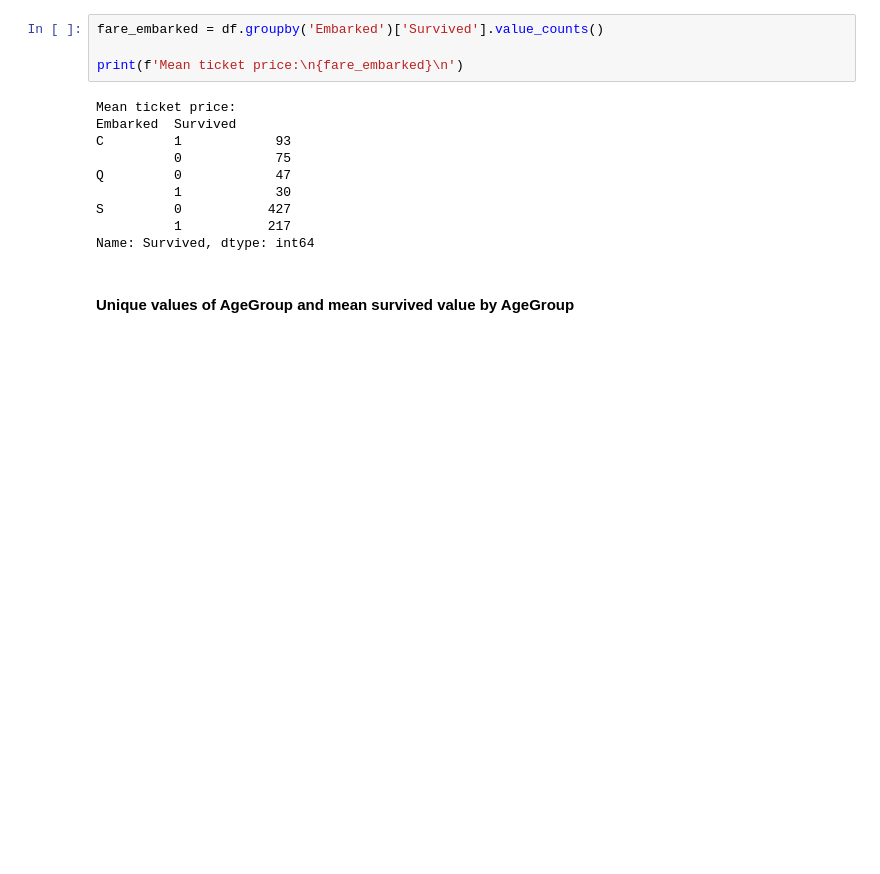
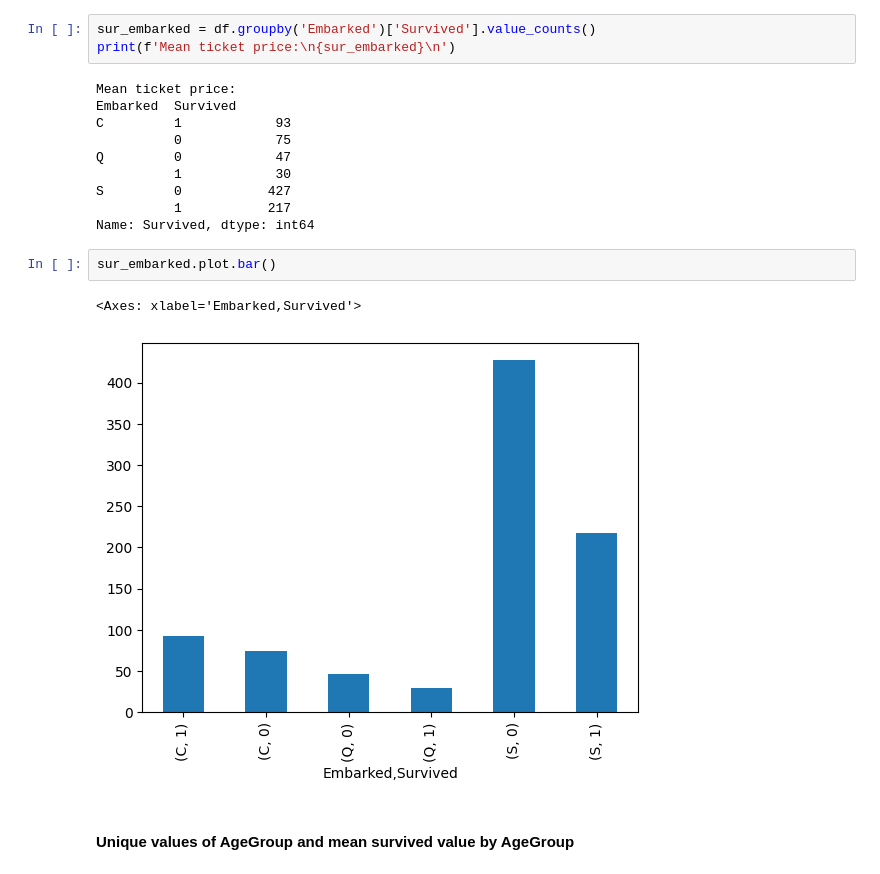
Before and after one commit to KseniaKotova/TMSds, a Jupyter notebook: HW9/titanic.ipynb, the cells around one changed output. Cells and saved outputs as stored; diff of their text form; blank space fills up the shorter version.

```diff
--- a/HW9/titanic.ipynb
+++ b/HW9/titanic.ipynb
@@ -124,7 +133,6 @@ Name: Fare, dtype: float64
 # %%
-fare_embarked = df.groupby('Embarked')['Survived'].value_counts()
-
-print(f'Mean ticket price:\n{fare_embarked}\n')
+sur_embarked = df.groupby('Embarked')['Survived'].value_counts()
+print(f'Mean ticket price:\n{sur_embarked}\n')
 # %% [output]
 Mean ticket price:
 Embarked  Survived
@@ -135,6 +143,11 @@ Q         0            47
 S         0           427
           1           217
 Name: Survived, dtype: int64
+# %%
+sur_embarked.plot.bar()
+# %% [output]
+<Axes: xlabel='Embarked,Survived'>
+[figure, added]
 # %% [markdown]
 #### Unique values of AgeGroup and mean survived value by AgeGroup
 # %%
```
Also changed, not shown: parts of 13 cells of this notebook, 1 other file.
